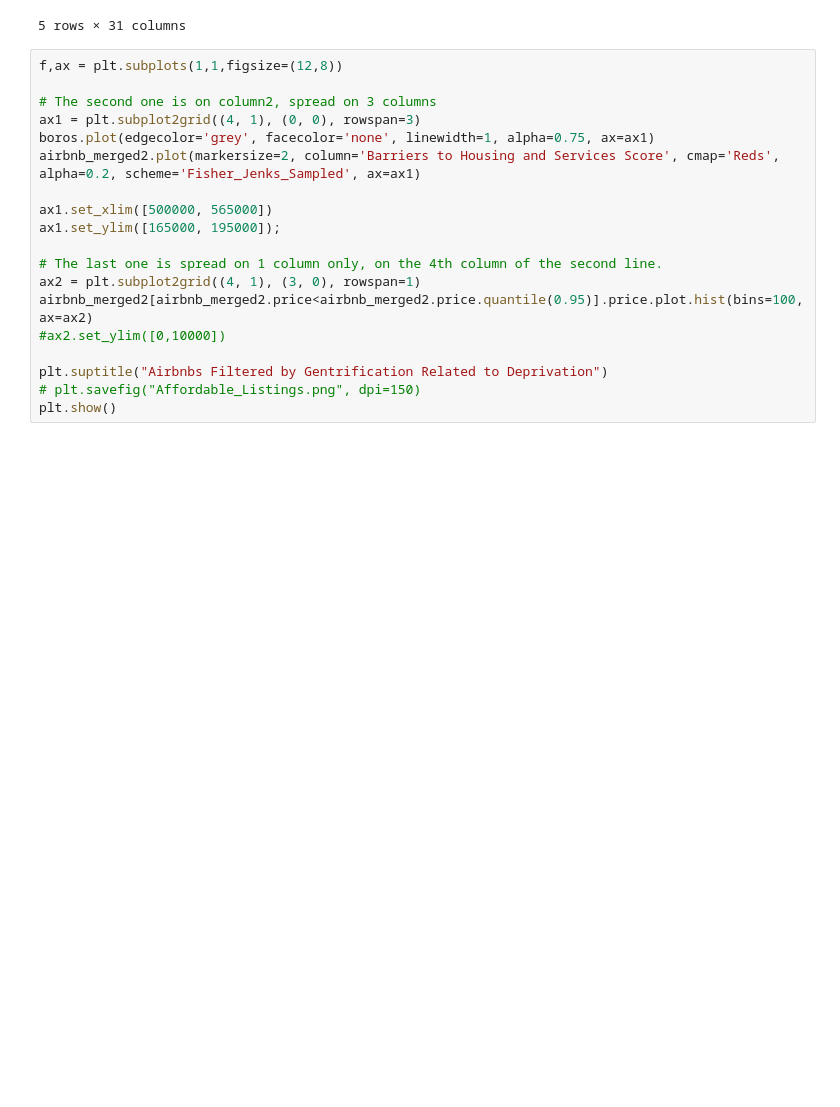
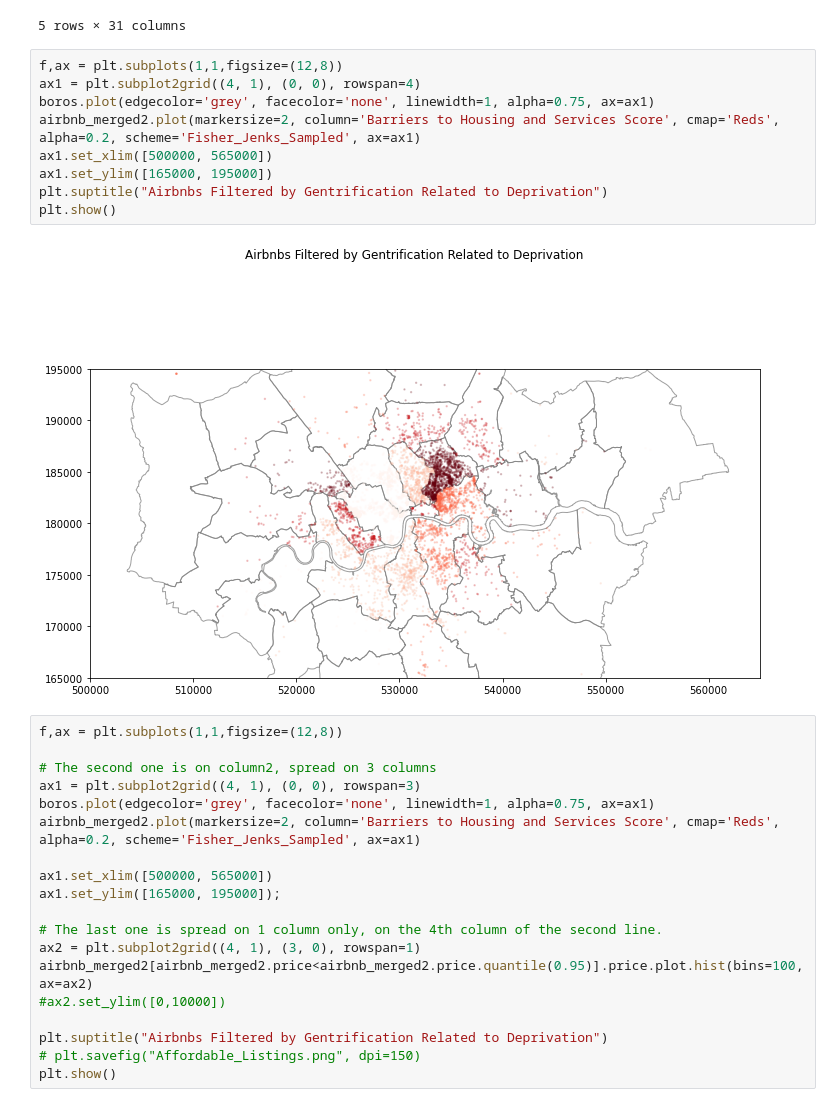
Before and after one commit to lordschmear/outline.fsds, a Jupyter notebook: Synthesising_Datasets.ipynb, the cells around one changed output. Drawn from its saved outputs; the diff is of its cells as text; blank space fills up the shorter version.

```diff
--- a/Synthesising_Datasets.ipynb
+++ b/Synthesising_Datasets.ipynb
@@ -337,6 +339,17 @@ airbnb_merged2.sample(5, random_state=42)
 | 5466 | 42081823 | Locke at Broken Wharf River Suite | Choose a River Suite for uninterr... | 333684904 | NaN | 7 | 7 | ... |
 | 5280 | 17786350 | New, clean and bright bedroom wit... | Medium size, modern, clean and br... | 108160366 | London, United Kingdom | 1 | 2 | ... |
 5 rows × 31 columns
+# %%
+f,ax = plt.subplots(1,1,figsize=(12,8))
+ax1 = plt.subplot2grid((4, 1), (0, 0), rowspan=4)
+boros.plot(edgecolor='grey', facecolor='none', linewidth=1, alpha=0.75, ax=ax1)
+airbnb_merged2.plot(markersize=2, column='Barriers to Housing and Services Score', cmap='Reds', alpha=0.2, scheme='Fisher_Jenks_Sampled', ax=ax1)
+ax1.set_xlim([500000, 565000])
+ax1.set_ylim([165000, 195000])
+plt.suptitle("Airbnbs Filtered by Gentrification Related to Deprivation")
+plt.show()
+# %% [output]
+[figure, added]
 # %%
 f,ax = plt.subplots(1,1,figsize=(12,8))
 
```
Also changed, not shown: parts of 73 cells of this notebook.
